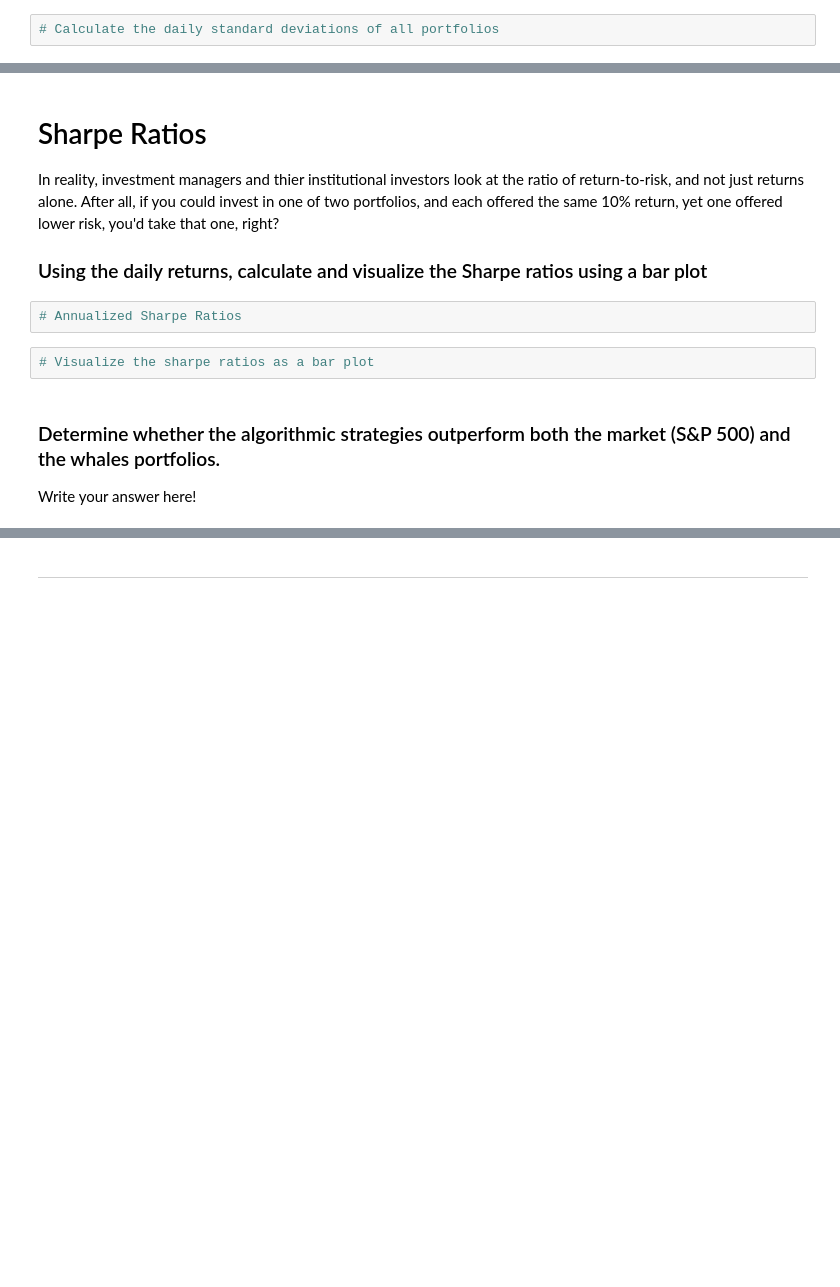
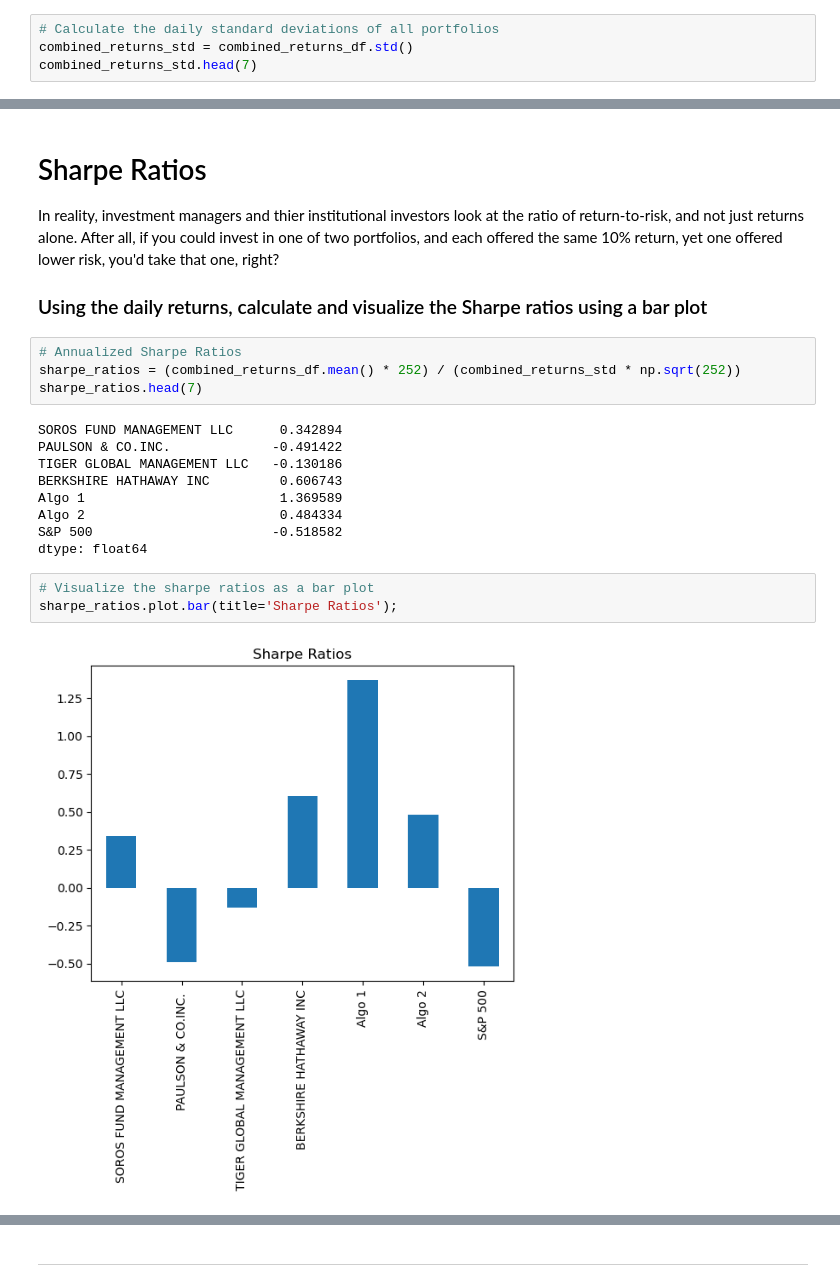
Before and after one commit to TDanner7/Portfolio-Review, a Jupyter notebook: Starter_Code/whale_analysis.ipynb, the cells around one changed output, grey strips where cells are left out. Drawn from its saved outputs; the diff is of its cells as text; blank space fills up the shorter version.

Commit message:
added files for my portfolio and added code

```diff
--- a/Starter_Code/whale_analysis.ipynb
+++ b/Starter_Code/whale_analysis.ipynb
@@ -239,3 +236,5 @@ cum_portfolio_returns.boxplot(figsize=(20,10))
 ### Calculate Standard Deviations
 # %%
 # Calculate the daily standard deviations of all portfolios
+combined_returns_std = combined_returns_df.std()
+combined_returns_std.head(7)
@@ -294,11 +359,21 @@ An alternative way to calculate a rolling window is to take the exponentially we
 In reality, investment managers and thier institutional investors look at the ratio of return-to-risk, and not just returns alone. After all, if you could invest in one of two portfolios, and each offered the same 10% return, yet one offered lower risk, you'd take that one, right?
 
 ### Using the daily returns, calculate and visualize the Sharpe ratios using a bar plot
-# %%
-# Annualized Sharpe Ratios
+# %%
+# Annualized Sharpe Ratios
+sharpe_ratios = (combined_returns_df.mean() * 252) / (combined_returns_std * np.sqrt(252))
+sharpe_ratios.head(7)
+# %% [output]
+SOROS FUND MANAGEMENT LLC      0.342894
+PAULSON & CO.INC.             -0.491422
+TIGER GLOBAL MANAGEMENT LLC   -0.130186
+BERKSHIRE HATHAWAY INC         0.606743
+Algo 1                         1.369589
+Algo 2                         0.484334
+S&P 500                       -0.518582
+dtype: float64
 # %%
 # Visualize the sharpe ratios as a bar plot
+sharpe_ratios.plot.bar(title='Sharpe Ratios');
+# %% [output]
+[figure, added]
-# %% [markdown]
-### Determine whether the algorithmic strategies outperform both the market (S&P 500) and the whales portfolios.
-
-Write your answer here!
```
Also changed, not shown: parts of 29 cells of this notebook, 3 other files.
